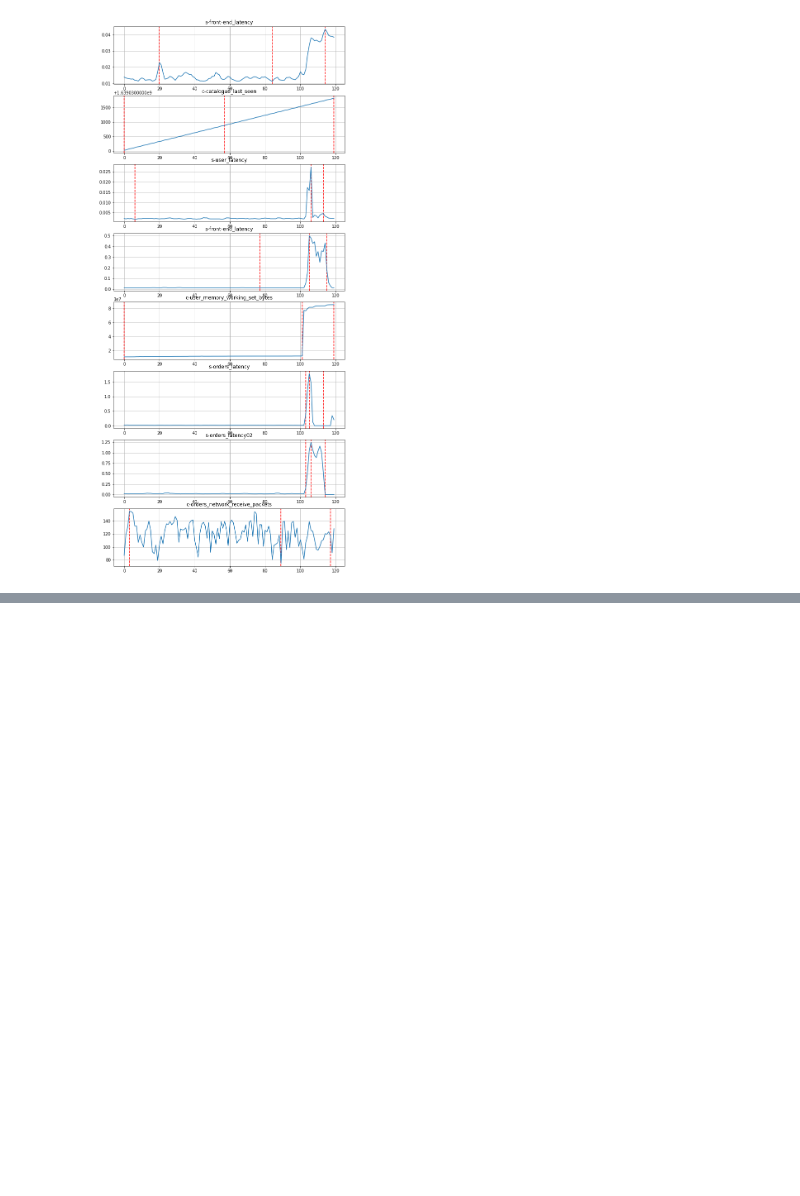
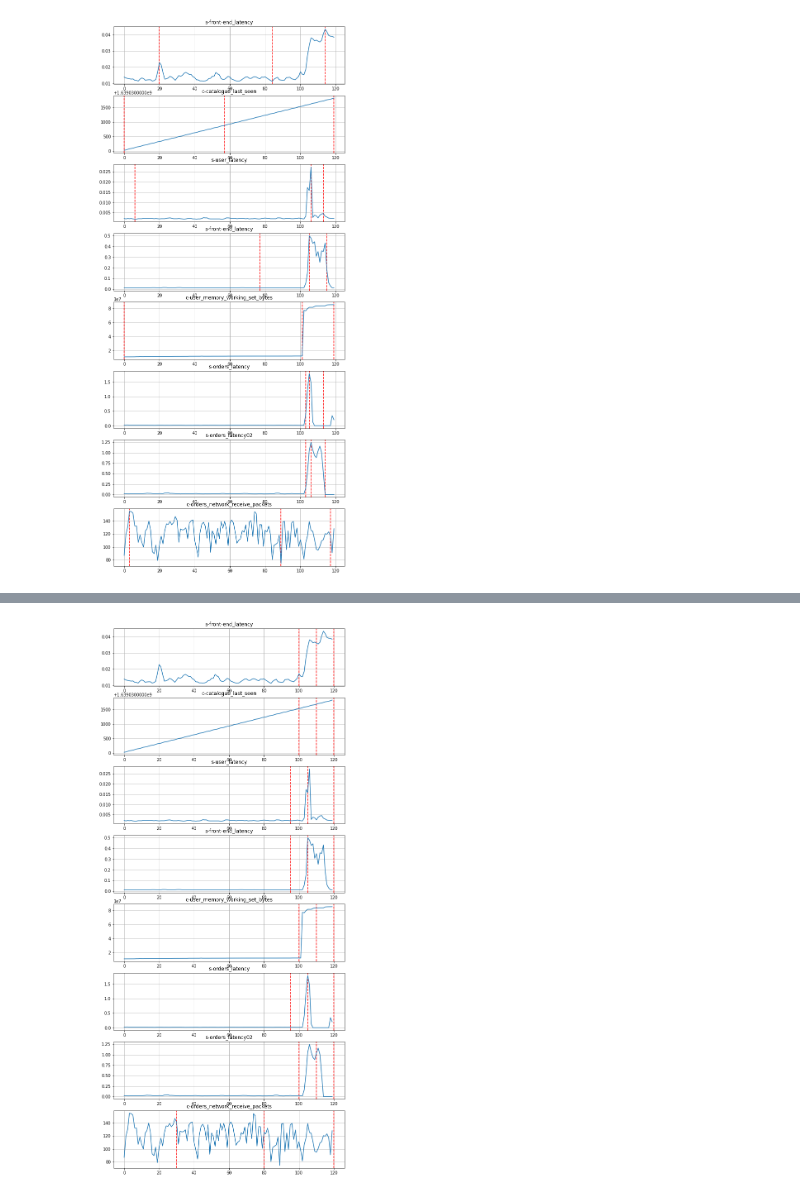
Before and after one commit to ai4sre/meltria-analyzer, a Jupyter notebook: notebooks/structual_break.ipynb, the cells around one changed output, grey strips where cells are left out. Drawn from its saved outputs; the diff is of its cells as text; code cells hidden in the pictures; blank space fills up the shorter version.

```diff
--- a/notebooks/structual_break.ipynb
+++ b/notebooks/structual_break.ipynb
@@ -169,0 +174,17 @@ for case, ax in zip(testcases_of_sockshop, axs):
+# %%
+def breaks_rpt(ts, n_bkps=1, model="l1"):
+    model = rpt.Binseg(model=model).fit(ts)
+    model.fit(ts)
+    return model.predict(n_bkps=n_bkps)
+# %%
+fig, axs = plt.subplots(len(testcases_of_sockshop))
+fig.set_size_inches(10, 3*len(testcases_of_sockshop))
+for case, ax in zip(testcases_of_sockshop, axs):
+    ts = case['datapoints']
+    for bkp in breaks_rpt(np.array(ts), n_bkps=2, model='ar'):
+        ax.axvline(bkp, color='red', linestyle='dashed', label='breaks')
+    ax.set_title(case['name'])
+    ax.plot(ts)
+    ax.grid()
+# %% [output]
+[figure, added]
```
Also changed, not shown: parts of 4 cells of this notebook.
